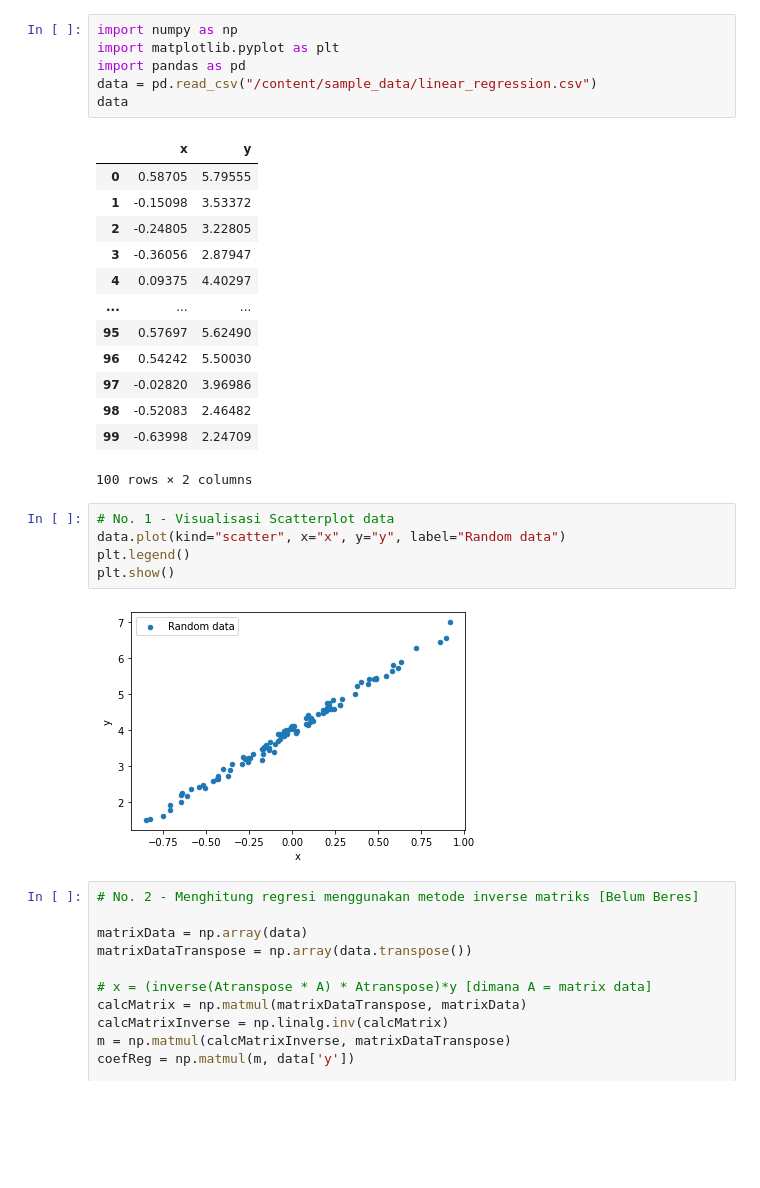
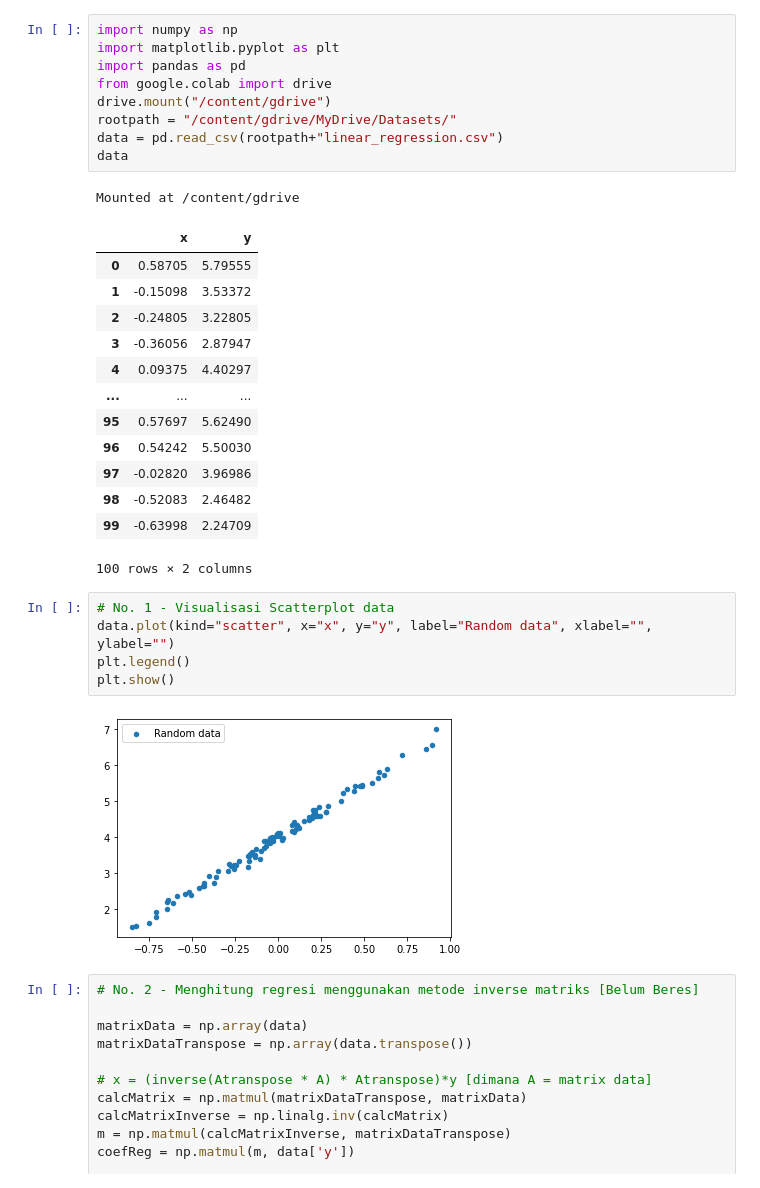
Before and after one commit to slehmadi/tugasKakakCoba2, a Jupyter notebook: coba2.ipynb, the cells around one changed output. Cells and saved outputs as stored; diff of their text form; blank space fills up the shorter version.

```diff
--- a/coba2.ipynb
+++ b/coba2.ipynb
@@ -4,9 +4,13 @@
 import numpy as np
 import matplotlib.pyplot as plt
 import pandas as pd
-data = pd.read_csv("/content/sample_data/linear_regression.csv")
+from google.colab import drive
+drive.mount("/content/gdrive")
+rootpath = "/content/gdrive/MyDrive/Datasets/"
+data = pd.read_csv(rootpath+"linear_regression.csv")
 data
 # %% [output]
+Mounted at /content/gdrive
 |  | x | y |
 | 0 | 0.58705 | 5.79555 |
 | 1 | -0.15098 | 3.53372 |
@@ -19,14 +23,14 @@ data
 | 97 | -0.02820 | 3.96986 |
 | 98 | -0.52083 | 2.46482 |
 | 99 | -0.63998 | 2.24709 |
-100 rows × 2 columns
+100 rows × 2 columns
 # %%
 # No. 1 - Visualisasi Scatterplot data
-data.plot(kind="scatter", x="x", y="y", label="Random data")
+data.plot(kind="scatter", x="x", y="y", label="Random data", xlabel="", ylabel="")
 plt.legend()
 plt.show()
 # %% [output]
-[figure, old version]
+[figure, new version]
 # %%
 # No. 2 - Menghitung regresi menggunakan metode inverse matriks [Belum Beres]
 
```
